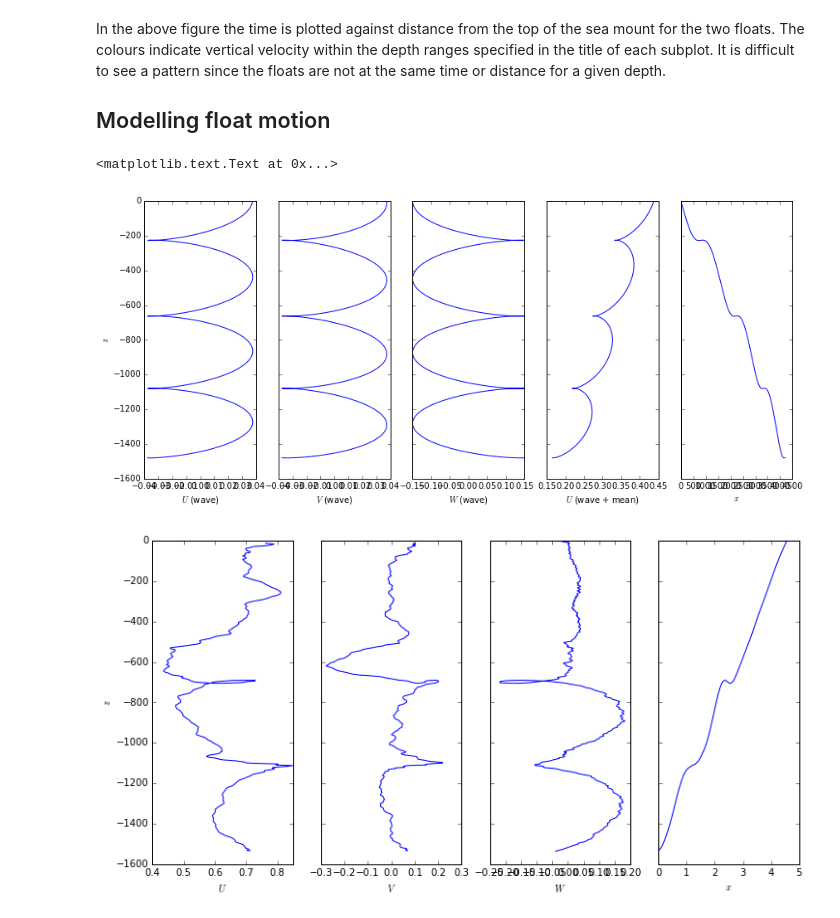
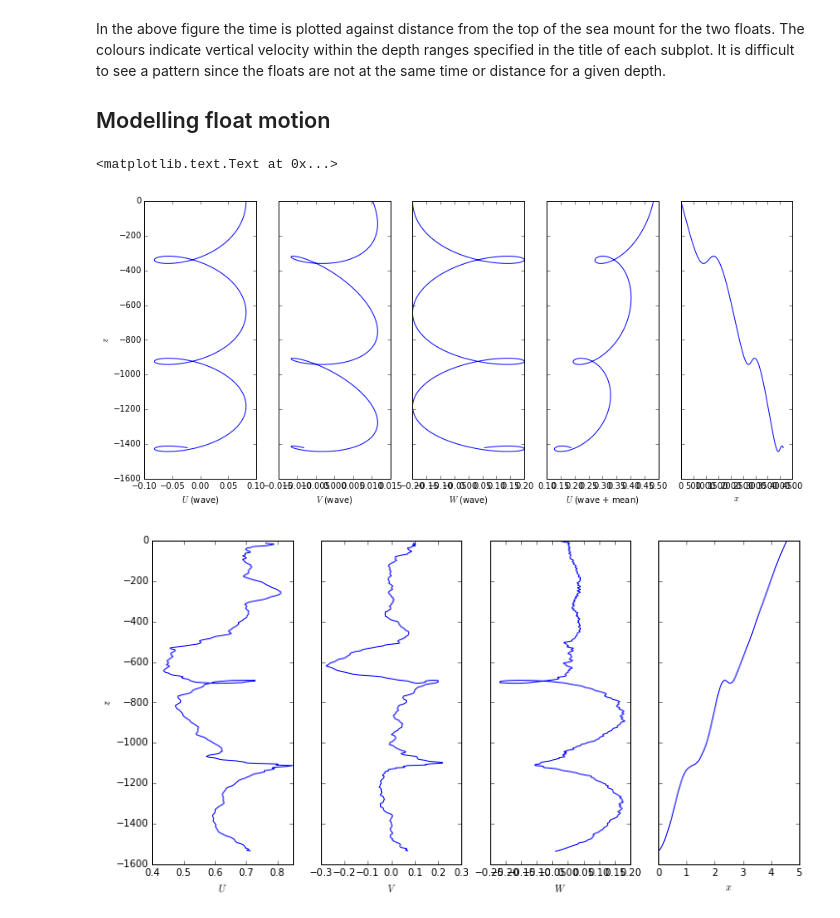
Before and after one commit to jessecusack/DIMES_lee_wave_analysis, a Jupyter notebook: notebooks/Large_wave_analysis_2.ipynb, the cells around one changed output. Saved outputs shown, nothing was run; the diff lists cells and outputs as text; code cells hidden in the pictures.

```diff
--- a/notebooks/Large_wave_analysis_2.ipynb
+++ b/notebooks/Large_wave_analysis_2.ipynb
@@ -778,9 +778,9 @@ def wave_vel(r, t, phi_0, k, l, m, om, N, f):
     return (np.vstack((u_x, u_y, u_z))).T
 
 # Model parameters.
-X = 5000.
-Y = 5000.
-Z = 10000.
+X = 2500.
+Y = 20000.
+Z = 6000.
 
 # Mean flow.
 U_surf = 0.4
@@ -793,7 +793,7 @@ N = 2e-3
 Wf_pvals = np.polyfit([0., 0.06], [-0.14, -0.16], 1)
 
 # Wave parameters
-W_0 = 0.15
+W_0 = 0.20
 k = 2*np.pi/X
 l = 2*np.pi/Y
 m = 2*np.pi/Z
@@ -873,32 +873,32 @@ axs[3].set_xlabel('$x$')
 #     W2 = W[~nans]
 
 #     x0 = [0.15, 0.004, 0.006, 0.0004, 0.]
 
 #     fit = op.leastsq(cost, x0=x0, args=(data, wave_3, W2))[0]
 #     print(fit)
 #     freq = fit[3]/(2.*np.pi)
 #     period = 1./freq/60.
 #     wavenum = fit[2]/(2.*np.pi)
 #     wavelen = 1./wavenum
 
 #     print("Frequency = {} s-1, Period = {} min.".format(freq, period))
 #     print("Wavenumber = {} m-1, Wavelength = {} m.".format(wavenum, wavelen))
 #     res.append(fit)
 
 #     Wm = wave_3(fit, data)
 #     Wm2 = wave_3(fit, np.array([x, z, t, Ws]).T)
 #     Wm0 = wave_3(x0, data)
 
 #     plt.figure()
 #     plt.subplot(2, 1, 1)
 #     plt.plot(Wm*100., data[:,1], W*100., z)#, Wm0, data[:,1])
 #     plt.xlabel('$W_w$ (cm s$^{-1}$)')
 #     plt.ylabel('Depth (m)')
 #     plt.subplot(2, 1, 2)
 #     plt.plot(data[:,2], Wm*100., t, W*100.)#, data[:,2], Wm0)
 #     plt.xlabel('Time (s)')
 #     plt.ylabel('$W_w$ (cm s$^{-1}$)')
 # %% [output]
 <matplotlib.text.Text at 0x...>
-[figure, old version]
+[figure, new version]
 [figure]
```
Also changed, not shown: 1 other file.
